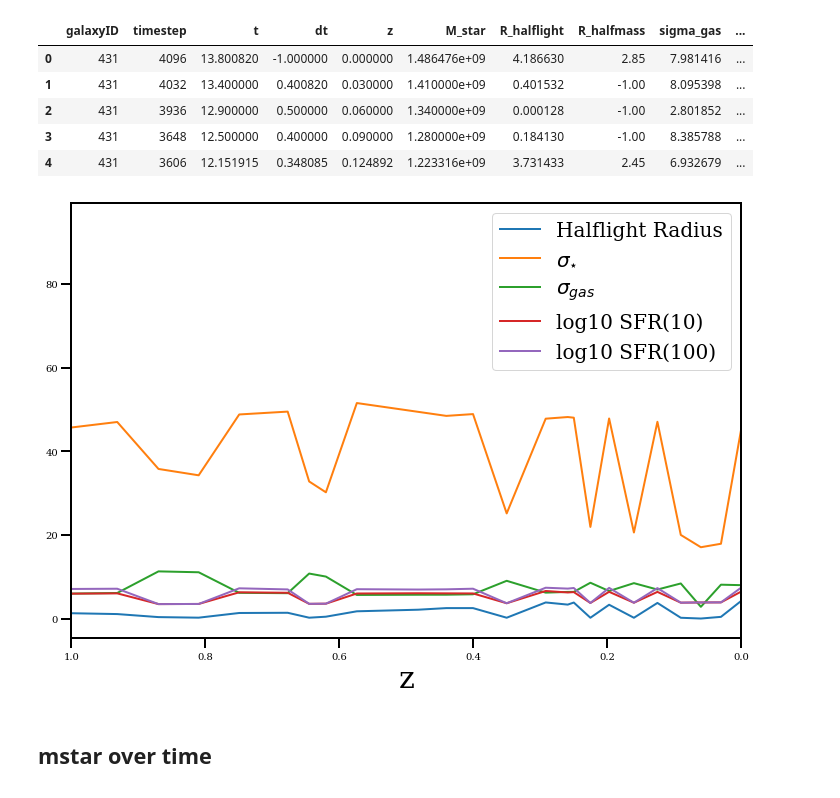
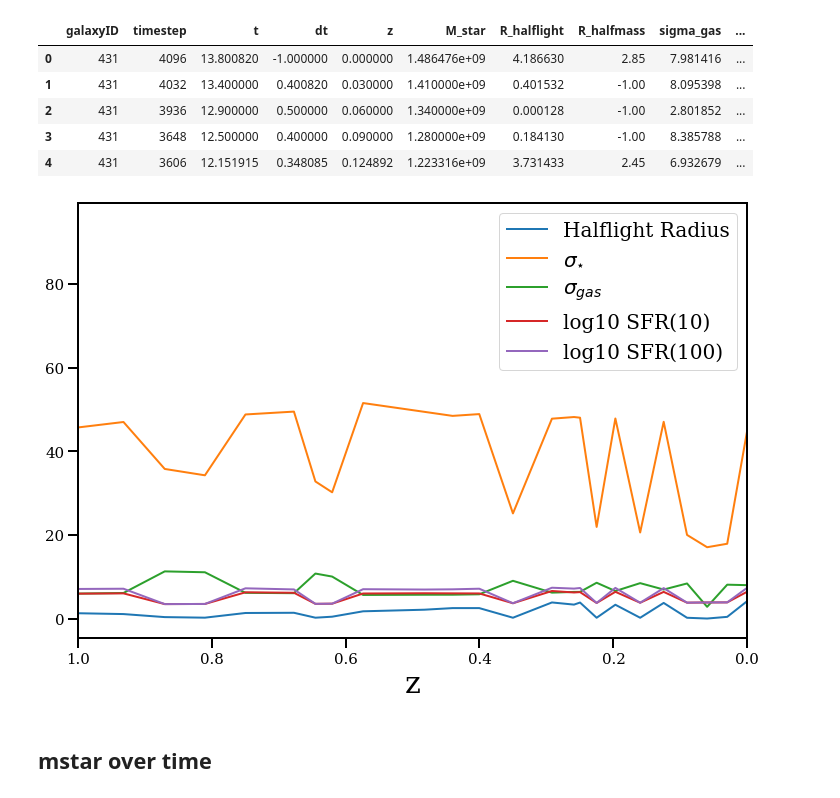
Before and after one commit to JosephWick/H1-merian, a Jupyter notebook: notebooks/BreathingPlots.ipynb, the cells around one changed output. Cells and saved outputs as stored; diff of their text form; code cells hidden in the pictures.

```diff
--- a/notebooks/BreathingPlots.ipynb
+++ b/notebooks/BreathingPlots.ipynb
@@ -64,22 +64,24 @@ df.head()
 # %%
 fig = plt.figure(facecolor='w', figsize=(12,8))
 
 plt.plot(df['z'], df['R_halflight'], linewidth=2)
 plt.plot(df['z'], df['sigma_star'], linewidth=2)
 plt.plot(df['z'], df['sigma_gas'], linewidth=2)
 plt.plot(df['z'], np.log10(df['SFR_10']), linewidth=2)
 plt.plot(df['z'], np.log10(df['SFR_100']), linewidth=2)
 
 plt.xlim([1.0,0])
 
+plt.tick_params(axis='both', which='major', labelsize=15)
+
 plt.legend(['Halflight Radius', r'$\sigma_{\star}$', r'$\sigma_{gas}$', 'log10 SFR(10)',
             'log10 SFR(100)'], fontsize=20)
 
 plt.xlabel('z', fontsize=30)
 
 plt.savefig('figures/breathing/prelim.png')
 # %% [output]
-[figure, old version]
+[figure, new version]
 # %% [markdown]
 ## mstar over time
 # %%
```
Also changed, not shown: parts of 1 cell of this notebook, 3 other files.
